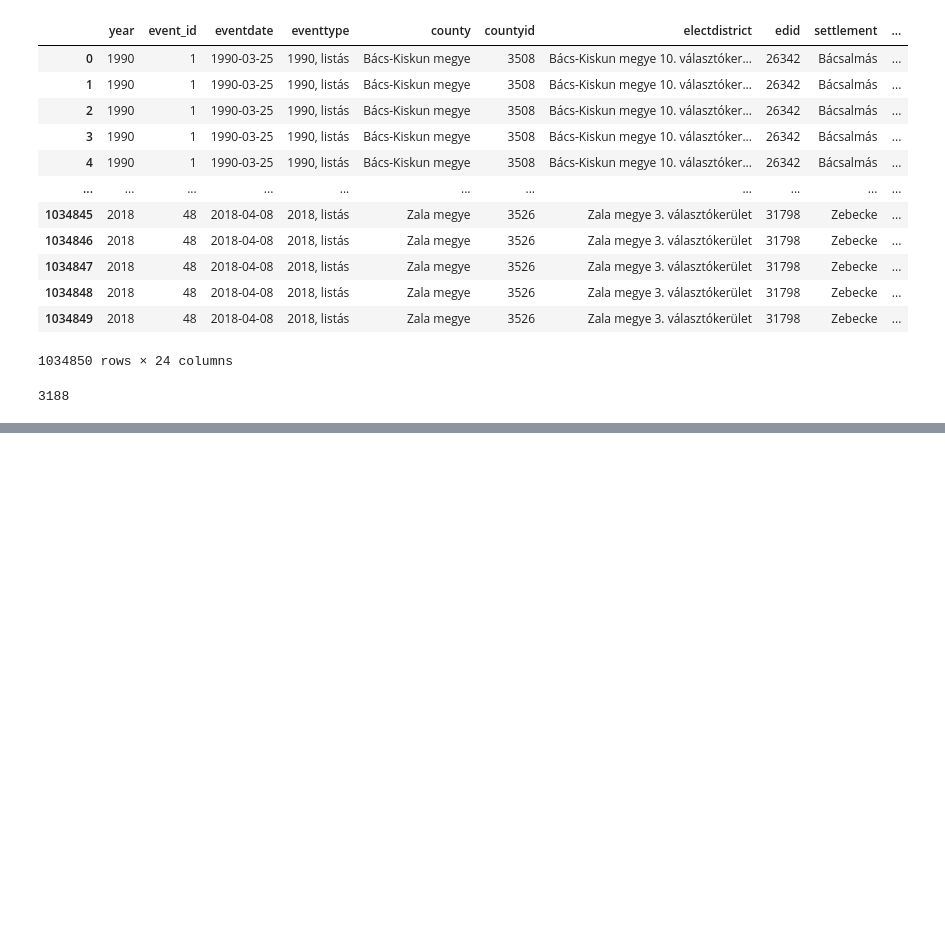
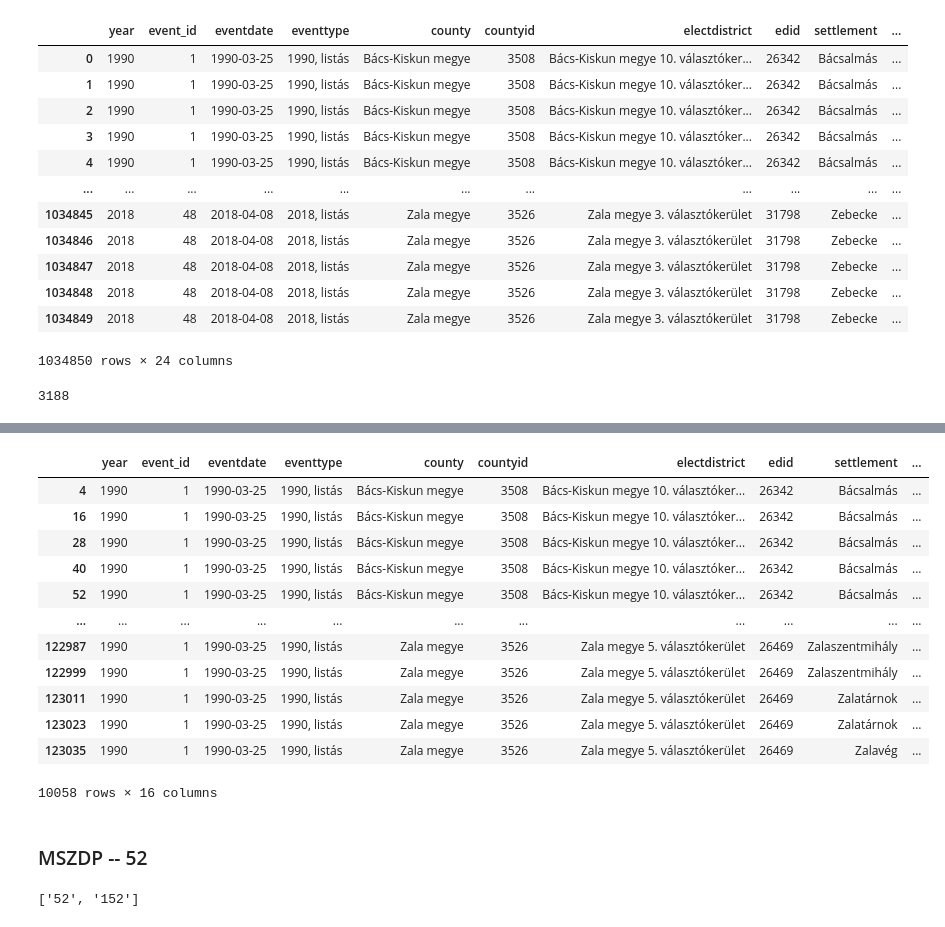
Before and after one commit to pvh95/Temalabor1BME, a Jupyter notebook: preprocessClean.ipynb, the cells around one changed output, grey strips where cells are left out. Cells and saved outputs as stored; diff of their text form; code cells hidden in the pictures; blank space fills up the shorter version.

```diff
--- a/preprocessClean.ipynb
+++ b/preprocessClean.ipynb
@@ -792,0 +559,34 @@ df_electionVotes.to_csv(path + 'electionVotes.csv', index = False)
+# %%
+settlementid996 = election[ #(election.settlementid == '2417') &
+                           ( (election.partyids.str.contains('^182$')) |
+                            (election.partyids.str.contains('^182 \|')) |
+                            (election.partyids.str.contains('\| 182$')) |
+                            (election.partyids.str.contains('\| 182 \|'))
+                           ) ]
+settlementid996
+# %% [output]
+|  | year | event_id | eventdate | eventtype | county | countyid | electdistrict | edid | settlement | ... |
+| 4 | 1990 | 1 | 1990-03-25 | 1990, listás | Bács-Kiskun megye | 3508 | Bács-Kiskun megye 10. választóker... | 26342 | Bácsalmás | ... |
+| 16 | 1990 | 1 | 1990-03-25 | 1990, listás | Bács-Kiskun megye | 3508 | Bács-Kiskun megye 10. választóker... | 26342 | Bácsalmás | ... |
+| 28 | 1990 | 1 | 1990-03-25 | 1990, listás | Bács-Kiskun megye | 3508 | Bács-Kiskun megye 10. választóker... | 26342 | Bácsalmás | ... |
+| 40 | 1990 | 1 | 1990-03-25 | 1990, listás | Bács-Kiskun megye | 3508 | Bács-Kiskun megye 10. választóker... | 26342 | Bácsalmás | ... |
+| 52 | 1990 | 1 | 1990-03-25 | 1990, listás | Bács-Kiskun megye | 3508 | Bács-Kiskun megye 10. választóker... | 26342 | Bácsalmás | ... |
+| ... | ... | ... | ... | ... | ... | ... | ... | ... | ... | ... |
+| 122987 | 1990 | 1 | 1990-03-25 | 1990, listás | Zala megye | 3526 | Zala megye 5. választókerület | 26469 | Zalaszentmihály | ... |
+| 122999 | 1990 | 1 | 1990-03-25 | 1990, listás | Zala megye | 3526 | Zala megye 5. választókerület | 26469 | Zalaszentmihály | ... |
+| 123011 | 1990 | 1 | 1990-03-25 | 1990, listás | Zala megye | 3526 | Zala megye 5. választókerület | 26469 | Zalatárnok | ... |
+| 123023 | 1990 | 1 | 1990-03-25 | 1990, listás | Zala megye | 3526 | Zala megye 5. választókerület | 26469 | Zalatárnok | ... |
+| 123035 | 1990 | 1 | 1990-03-25 | 1990, listás | Zala megye | 3526 | Zala megye 5. választókerület | 26469 | Zalavég | ... |
+10058 rows × 16 columns
+# %% [markdown]
+### MSZDP -- 52
+# %%
+# Searching for '240' string in partyids
+lst = list()
+for i in election.partyids.unique():
+  if '52' in i:
+    lst.append(i)
+
+print(lst)
+# %% [output]
+['52', '152']
```
Also changed, not shown: parts of 142 cells of this notebook, 2 other files.
